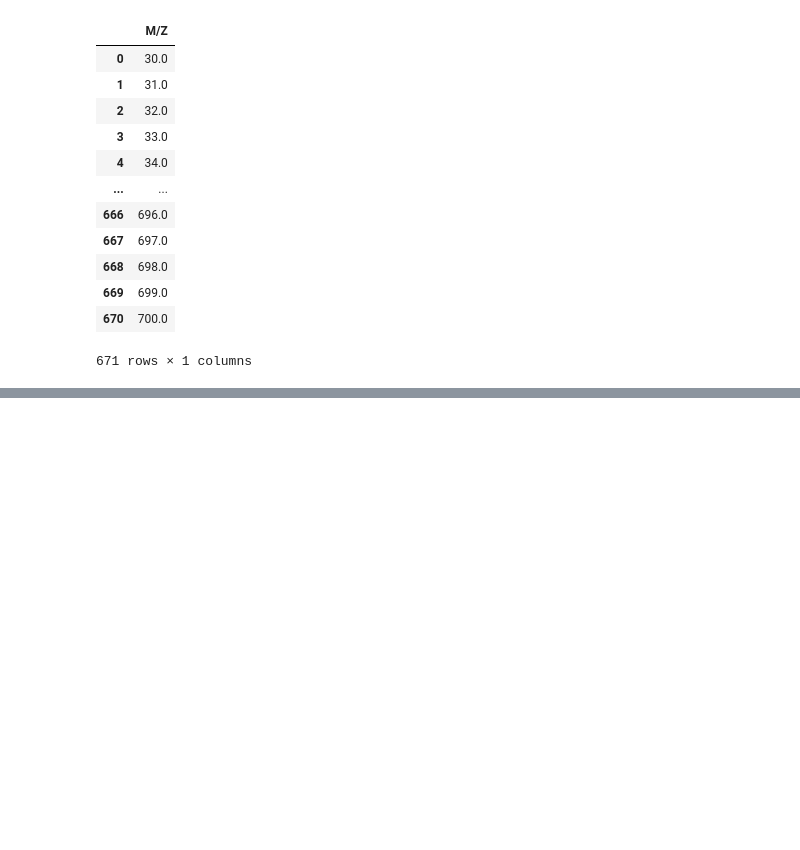
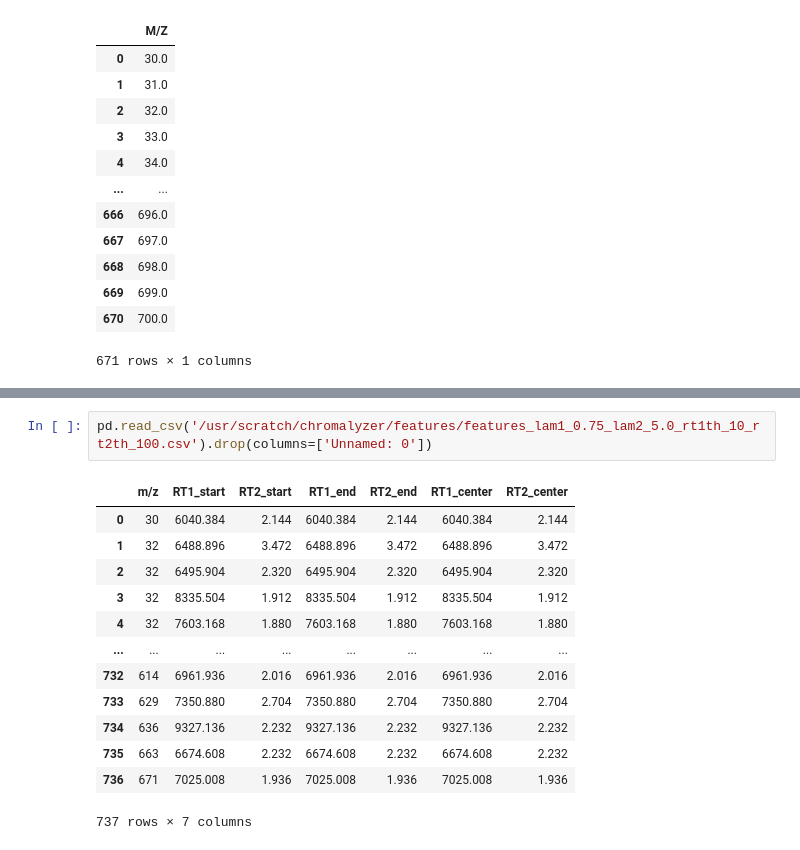
Before and after one commit to daniel-saeedi/Chromalyzer, a Jupyter notebook: test.ipynb, the cells around one changed output, grey strips where cells are left out. Drawn from its saved outputs; the diff is of its cells as text; blank space fills up the shorter version.

```diff
--- a/test.ipynb
+++ b/test.ipynb
@@ -82,0 +117,16 @@ pd.read_csv('data/all_mz_values.csv').drop(columns=['Unnamed: 0'])
+# %%
+pd.read_csv('/usr/scratch/chromalyzer/features/features_lam1_0.75_lam2_5.0_rt1th_10_rt2th_100.csv').drop(columns=['Unnamed: 0'])
+# %% [output]
+|  | m/z | RT1_start | RT2_start | RT1_end | RT2_end | RT1_center | RT2_center |
+| 0 | 30 | 6040.384 | 2.144 | 6040.384 | 2.144 | 6040.384 | 2.144 |
+| 1 | 32 | 6488.896 | 3.472 | 6488.896 | 3.472 | 6488.896 | 3.472 |
+| 2 | 32 | 6495.904 | 2.320 | 6495.904 | 2.320 | 6495.904 | 2.320 |
+| 3 | 32 | 8335.504 | 1.912 | 8335.504 | 1.912 | 8335.504 | 1.912 |
+| 4 | 32 | 7603.168 | 1.880 | 7603.168 | 1.880 | 7603.168 | 1.880 |
+| ... | ... | ... | ... | ... | ... | ... | ... |
+| 732 | 614 | 6961.936 | 2.016 | 6961.936 | 2.016 | 6961.936 | 2.016 |
+| 733 | 629 | 7350.880 | 2.704 | 7350.880 | 2.704 | 7350.880 | 2.704 |
+| 734 | 636 | 9327.136 | 2.232 | 9327.136 | 2.232 | 9327.136 | 2.232 |
+| 735 | 663 | 6674.608 | 2.232 | 6674.608 | 2.232 | 6674.608 | 2.232 |
+| 736 | 671 | 7025.008 | 1.936 | 7025.008 | 1.936 | 7025.008 | 1.936 |
+737 rows × 7 columns
```
Also changed, not shown: parts of 8 cells of this notebook, 7 other files.
